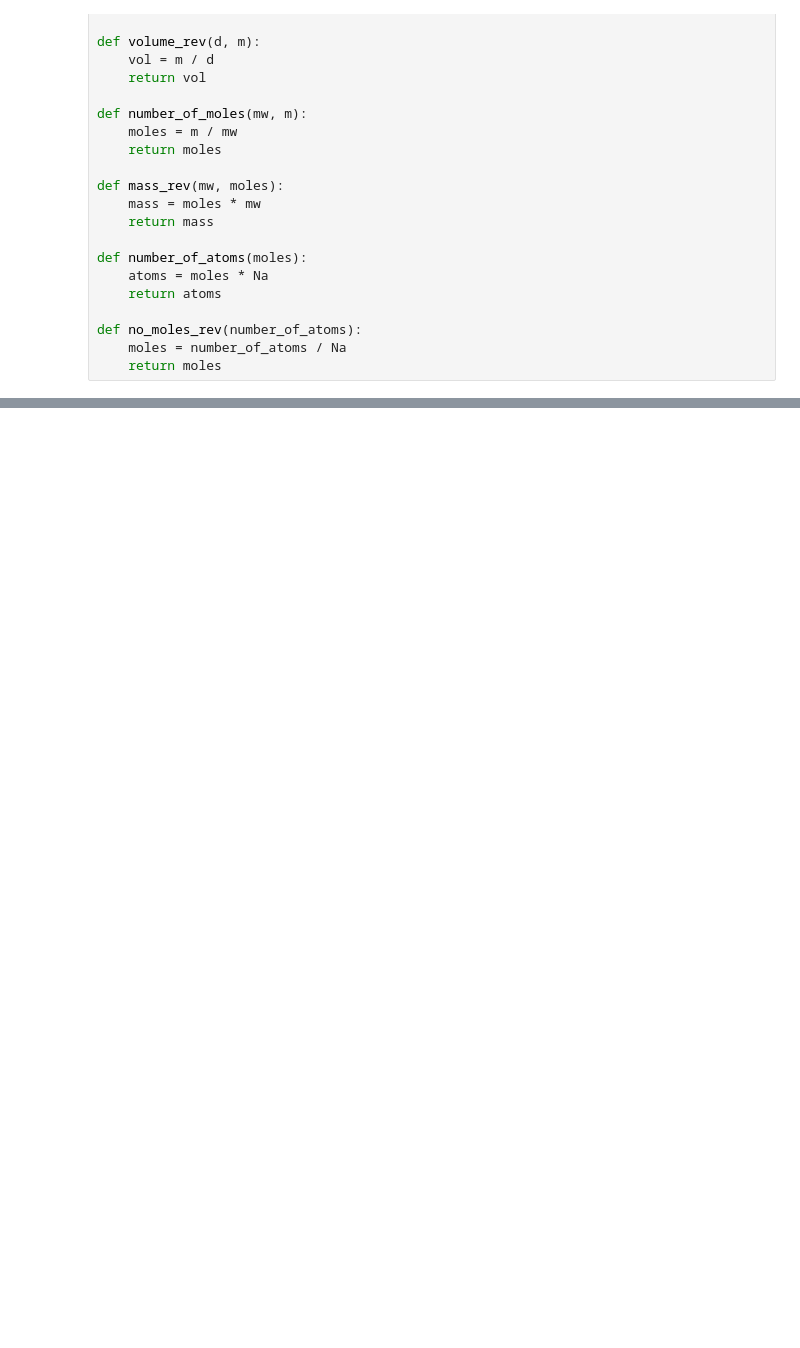
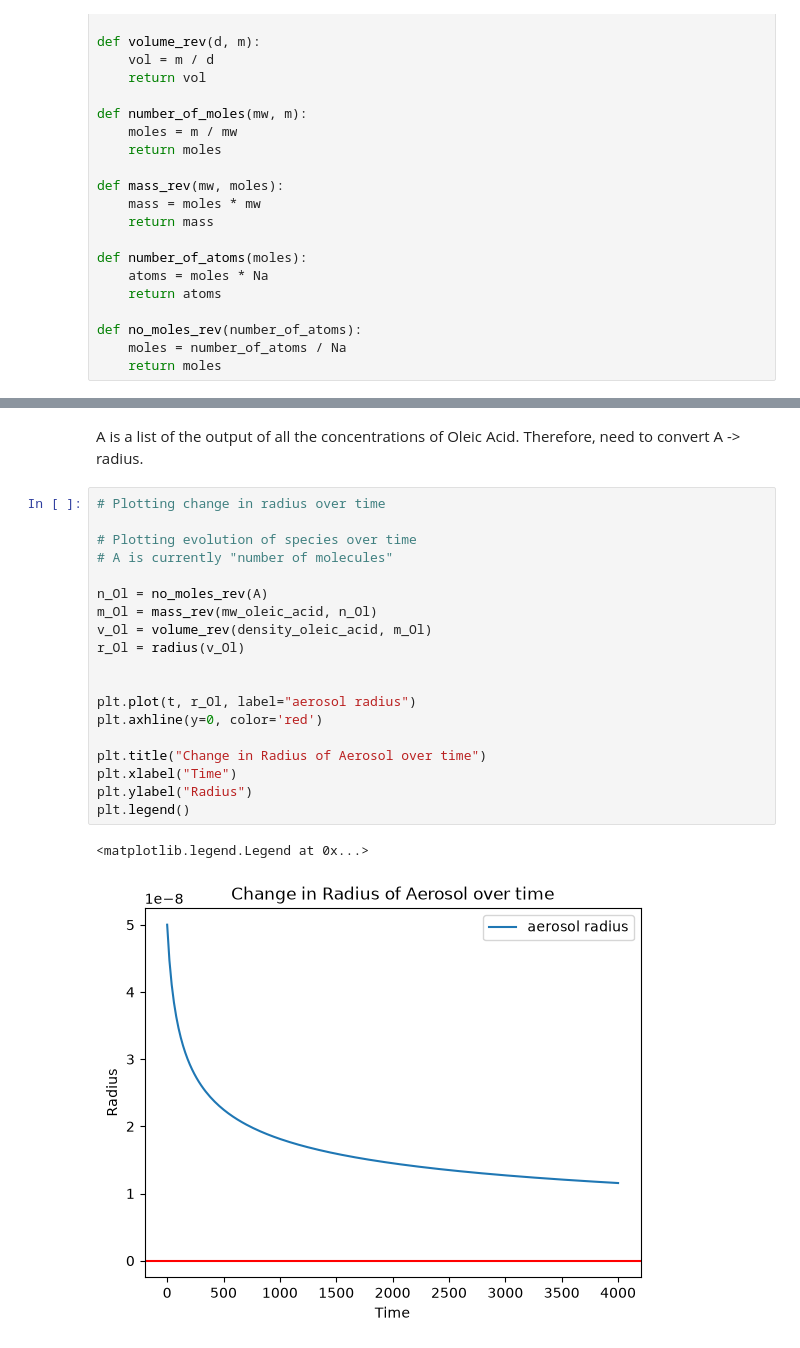
Before and after one commit to rosefernandesx/oleic_acid_model, a Jupyter notebook: adv_kin_model.ipynb, the cells around one changed output, grey strips where cells are left out. Drawn from its saved outputs; the diff is of its cells as text; blank space fills up the shorter version.

```diff
--- a/adv_kin_model.ipynb
+++ b/adv_kin_model.ipynb
@@ -130,0 +129,24 @@ plt.show()
+# %% [markdown]
+A is a list of the output of all the concentrations of Oleic Acid. Therefore, need to convert A -> radius.
+# %%
+# Plotting change in radius over time
+
+# Plotting evolution of species over time
+# A is currently "number of molecules"
+
+n_Ol = no_moles_rev(A)
+m_Ol = mass_rev(mw_oleic_acid, n_Ol)
+v_Ol = volume_rev(density_oleic_acid, m_Ol)
+r_Ol = radius(v_Ol)
+
+
+plt.plot(t, r_Ol, label="aerosol radius")
+plt.axhline(y=0, color='red')
+
+plt.title("Change in Radius of Aerosol over time")
+plt.xlabel("Time")
+plt.ylabel("Radius")
+plt.legend()
+# %% [output]
+<matplotlib.legend.Legend at 0x...>
+[figure, added]
```
Also changed, not shown: parts of 6 cells of this notebook.
